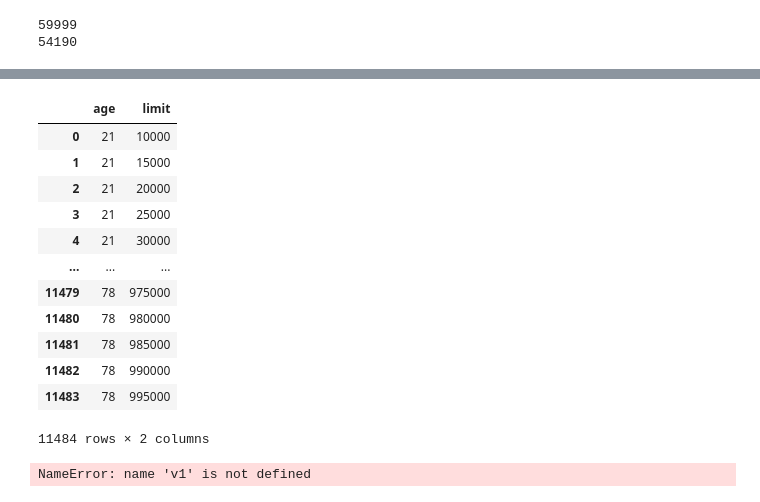
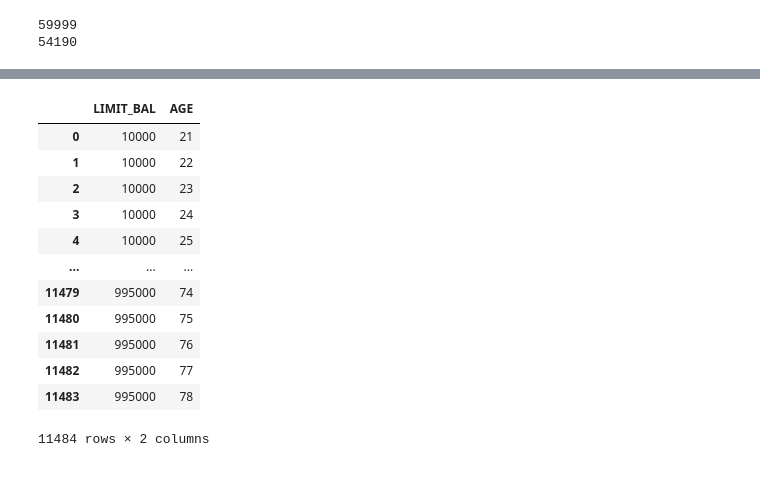
Before and after one commit to janbraunsdorff/Data-Journey, a Jupyter notebook: kredit-001_deskriptive.ipynb, the cells around one changed output, grey strips where cells are left out. Saved outputs shown, nothing was run; the diff lists cells and outputs as text; code cells hidden in the pictures.

```diff
--- a/kredit-001_deskriptive.ipynb
+++ b/kredit-001_deskriptive.ipynb
@@ -645,31 +643,26 @@ array([[39833,     0],
 # %%
 # Heatmap
 x = np.array(range(21, 79, 1))
 y = np.array(range(10_000, 1_000_000, 5_000))
 
 data = []
-for age in x:
-    for limit in y:
+for age in y:
+    for limit in x:
         data.append([age, limit])
 
-df_heatmap = pd.DataFrame(data, columns=["age", "limit"])
+df_heatmap = pd.DataFrame(data, columns=["LIMIT_BAL", "AGE"])
 df_heatmap
 # %% [output]
-|  | age | limit |
-| 0 | 21 | 10000 |
-| 1 | 21 | 15000 |
-| 2 | 21 | 20000 |
-| 3 | 21 | 25000 |
-| 4 | 21 | 30000 |
+|  | LIMIT_BAL | AGE |
+| 0 | 10000 | 21 |
+| 1 | 10000 | 22 |
+| 2 | 10000 | 23 |
+| 3 | 10000 | 24 |
+| 4 | 10000 | 25 |
 | ... | ... | ... |
-| 11479 | 78 | 975000 |
-| 11480 | 78 | 980000 |
-| 11481 | 78 | 985000 |
-| 11482 | 78 | 990000 |
-| 11483 | 78 | 995000 |
+| 11479 | 995000 | 74 |
+| 11480 | 995000 | 75 |
+| 11481 | 995000 | 76 |
+| 11482 | 995000 | 77 |
+| 11483 | 995000 | 78 |
 11484 rows × 2 columns
-# %%
-res_v1 = v1.predict(df_heatmap)
-res_v2 = v2.predict(df_heatmap)
-# %% [output]
-NameError: name 'v1' is not defined
```
Also changed, not shown: parts of 4 cells of this notebook.
